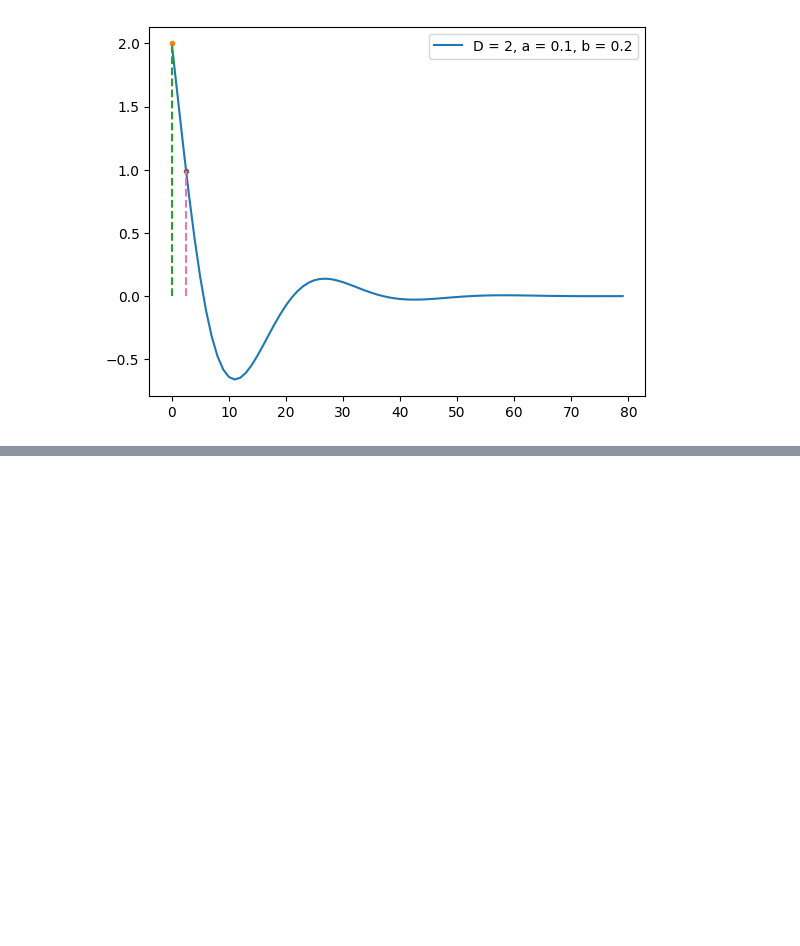
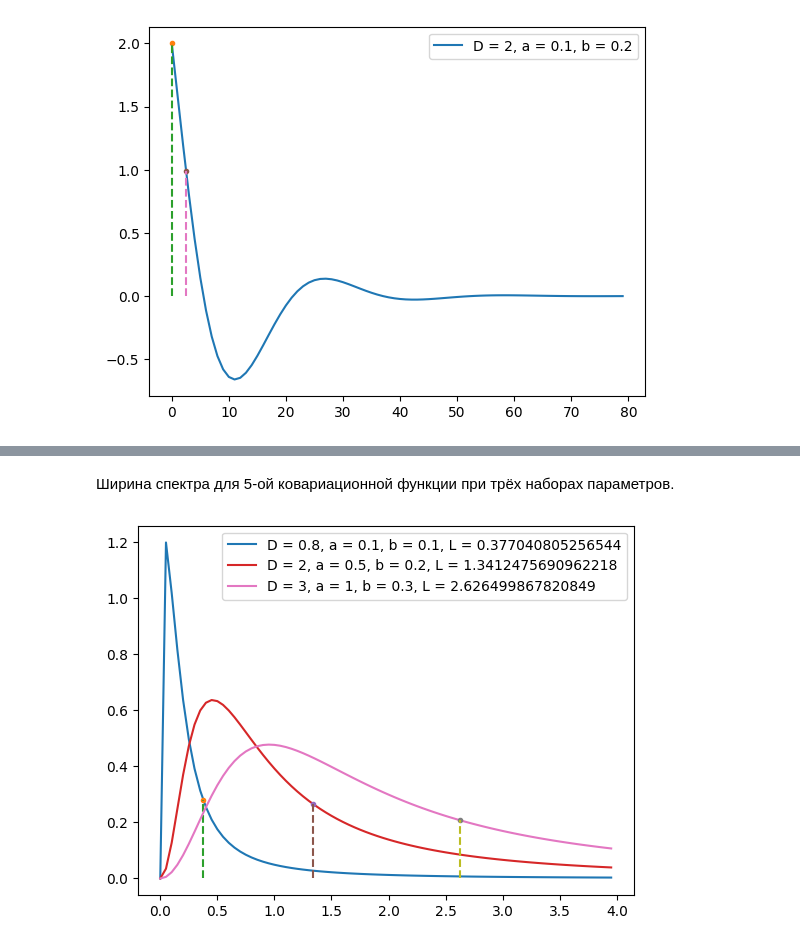
Before and after one commit to feelitbreak/data-analysis, a Jupyter notebook: lab2/mmda2.ipynb, the cells around one changed output, grey strips where cells are left out. Cells and saved outputs as stored; diff of their text form; code cells hidden in the pictures; blank space fills up the shorter version.

```diff
--- a/lab2/mmda2.ipynb
+++ b/lab2/mmda2.ipynb
@@ -168,0 +196,18 @@ plt.show()
+# %% [markdown]
+Ширина спектра для 5-ой ковариационной функции при трёх наборах параметров.
+# %%
+l2 = [0.] * param_n
+for i in range(param_n):
+    l2[i] = L2(D[i], a[i], b[i])
+    for j in range(length):
+        s_2[j] = S_2(l[j], D[i], a[i], b[i])
+
+    plt.plot(l, s_2, label = f'D = {D[i]}, a = {a[i]}, b = {b[i]}, L = {l2[i]}')
+
+    plt.plot(l2[i], S_2(l2[i], D[i], a[i], b[i]), '.')
+    plt.plot((l2[i], l2[i]), (0, S_2(l2[i], D[i], a[i], b[i])), '--')
+
+plt.legend()
+plt.show()
+# %% [output]
+[figure, added]
```
Also changed, not shown: parts of 7 cells of this notebook.
